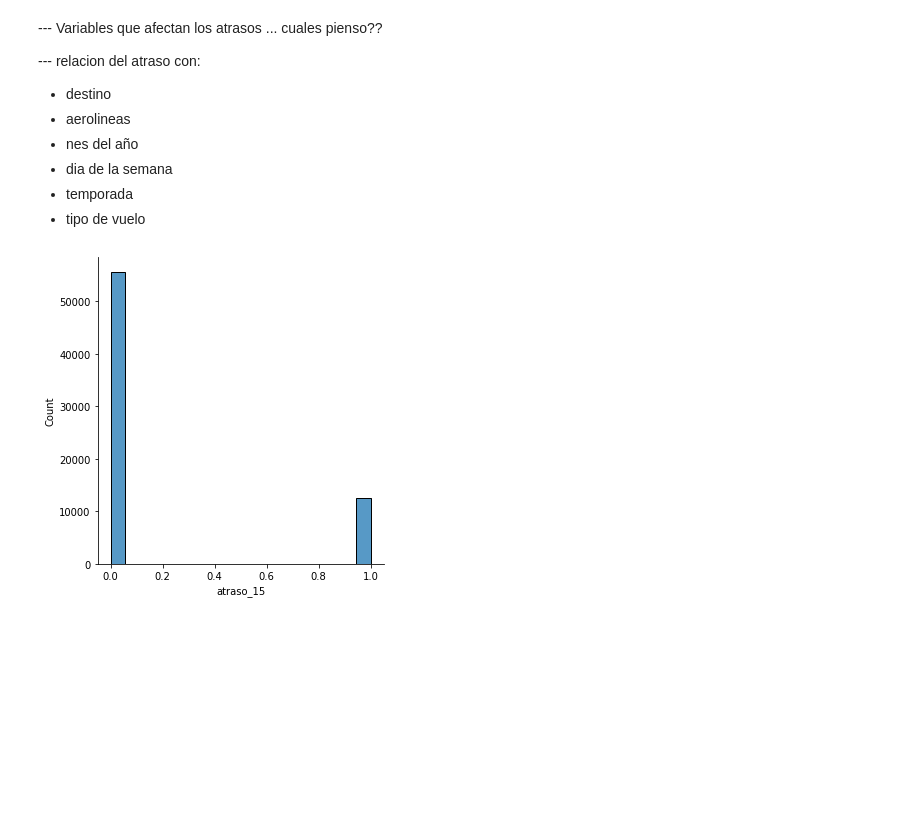
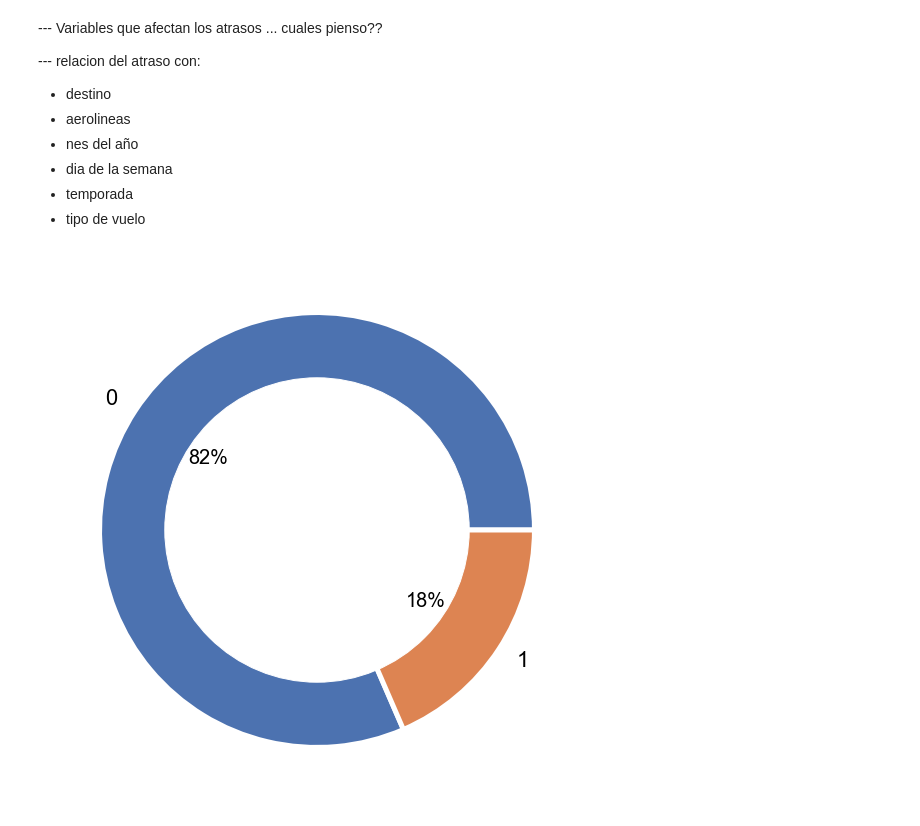
Before and after one commit to nestornav/ml_airplane_delay, a Jupyter notebook: solution.ipynb, the cells around one changed output. Drawn from its saved outputs; the diff is of its cells as text; code cells hidden in the pictures; blank space fills up the shorter version.

```diff
--- a/solution.ipynb
+++ b/solution.ipynb
@@ -136,9 +205,7 @@ With the new data created I will analyze the delay behavior and how it is relate
  * dia de la semana
  * temporada
  * tipo de vuelo
-# %%
-seaborn.displot(df['atraso_15'], aspect=1) #cambiar los bins=5,20 0 50 y ver...
-## para evitar la notación científica en las etiquetas
-plt.ticklabel_format(style='plain', axis='x')
-# %% [output]
-[figure, removed]
+# %%
+pie_plot(df)
+# %% [output]
+[figure, added]
```
Also changed, not shown: parts of 22 cells of this notebook, 2 other files.
